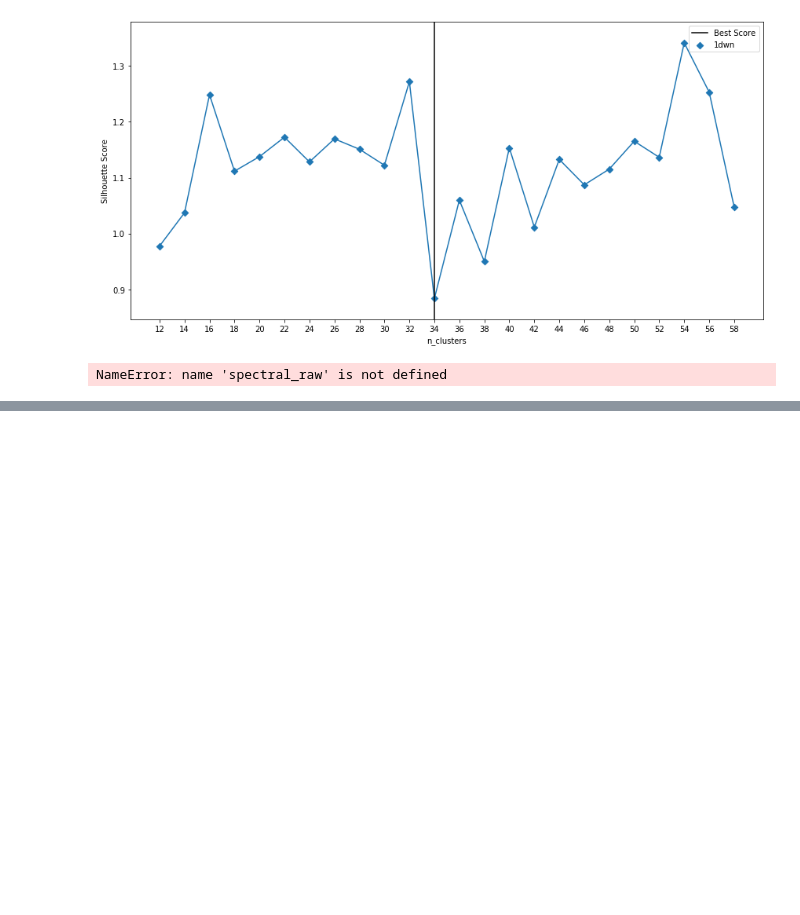
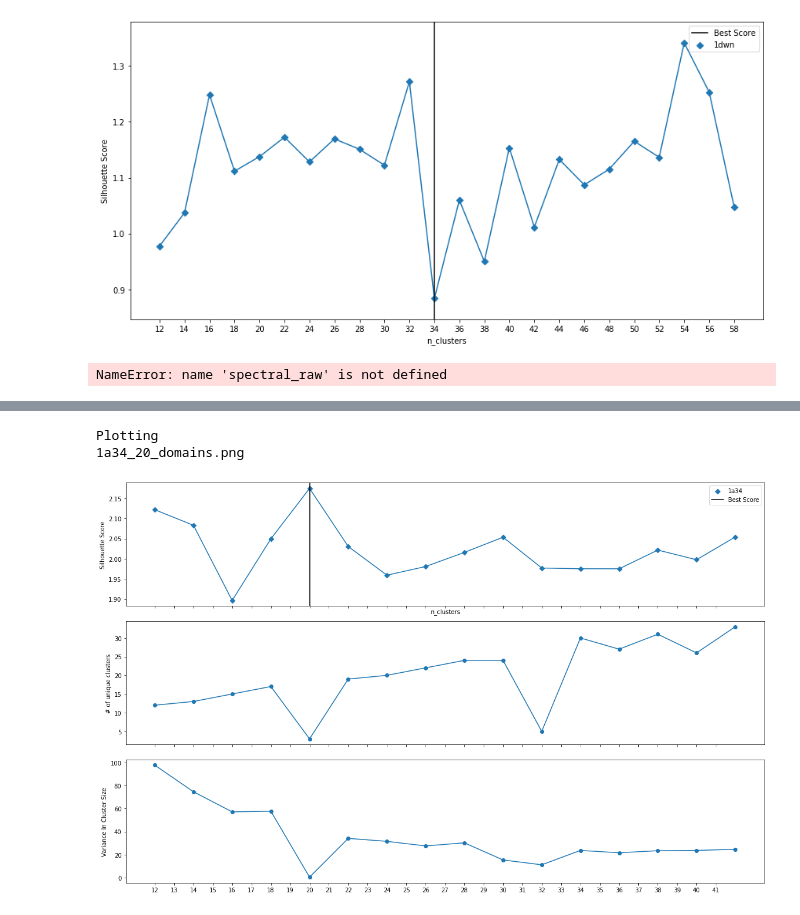
Before and after one commit to luquelab/mechanical_subdivision_ProDy, a Jupyter notebook: src/domainDecomposition-DESKTOP-L31MQOL.ipynb, the cells around one changed output, grey strips where cells are left out. Drawn from its saved outputs; the diff is of its cells as text; code cells hidden in the pictures; blank space fills up the shorter version.

```diff
--- a/src/domainDecomposition-DESKTOP-L31MQOL.ipynb
+++ b/src/domainDecomposition-DESKTOP-L31MQOL.ipynb
@@ -35,6 +17,6 @@ or from the matplotlib source distribution
 # %%
-pdb = '1cwp'
-n_modes = 90
+pdb = '1a34'
+n_modes = 60
 filename = pdb + '.pdb'
 
 if not os.path.exists(filename):
@@ -121,6 +103,8 @@ def con_d(c, d, row, col):
     return d
 # %%
 from scipy import sparse
+
+kbt = 1
 
 evals = model.getEigvals()
 evecs = model.getEigvecs()
@@ -131,11 +115,11 @@ kirch = model.getKirchhoff().tocoo()
 covariance = sparse.lil_matrix((n_d, n_d))
 df = sparse.lil_matrix((n_d, n_d))
 covariance = con_c(evals, evecs, covariance, kirch.row, kirch.col)
-covariance = covariance.tocsr()
+covariance = covariance.tocsr() * kbt
 d = con_d(covariance, df, kirch.row, kirch.col)
 d = d.tocsr()
 
-nnDistFlucts = np.mean(d.data)
+nnDistFlucts = np.mean(np.sqrt(d.data))
 
 sigma = 1 / (2 * nnDistFlucts ** 2)
 sims = -sigma * d ** 2
@@ -534,3 +518,5 @@ view = nglview.show_file(file)  # load "3pqr" from RCSB PDB and display viewer w
 view.update_representation(color_scheme='bfactor')
 view.background = 'black'
 view
+# %%
+cluster_start, cluster_stop, cluster_step = (12,42, 2)
@@ -536,0 +692,25 @@ view
+# %%
+print('Plotting')
+fig, ax = plt.subplots(3, 1, figsize=(16, 10), sharex=True)
+ax[0].scatter(n_range, scores, marker='D', label=pdb)
+ax[0].plot(n_range, scores)
+ax[1].plot(n_range, nt)
+ax[1].scatter(n_range, nt)
+ax[1].set_ylabel('# of unique clusters')
+ax[2].plot(n_range, v)
+ax[2].scatter(n_range, v)
+ax[2].set_ylabel('Variance In Cluster Size')
+ax[0].axvline(x=n_range[np.argmax(scores)], label='Best Score', color='black')
+nc = str(n_range[np.argmax(scores)])
+ax[0].set_xticks(np.arange(cluster_start,cluster_stop,1))
+ax[0].set_xlabel('n_clusters')
+ax[0].set_ylabel('Silhouette Score')
+ax[0].legend()
+fig.tight_layout()
+print(pdb + '_' + nc + '_domains.png')
+# plt.savefig('../results/subdivisions/' + pdb + '_' + nc + '_domains.png')
+plt.show()
+# %% [output]
+Plotting
+1a34_20_domains.png
+[figure, added]
```
Also changed, not shown: parts of 8 cells of this notebook, 5 other files.
